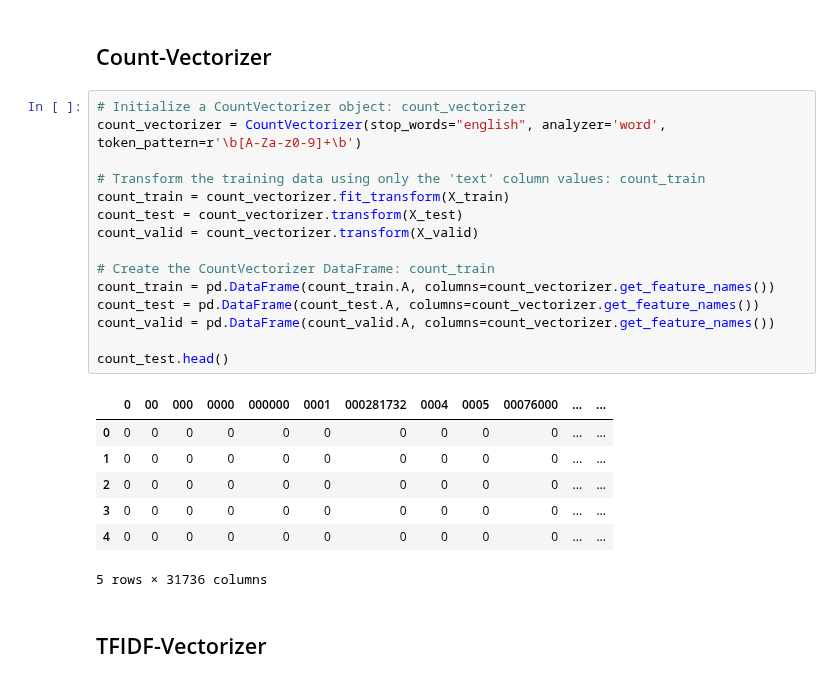
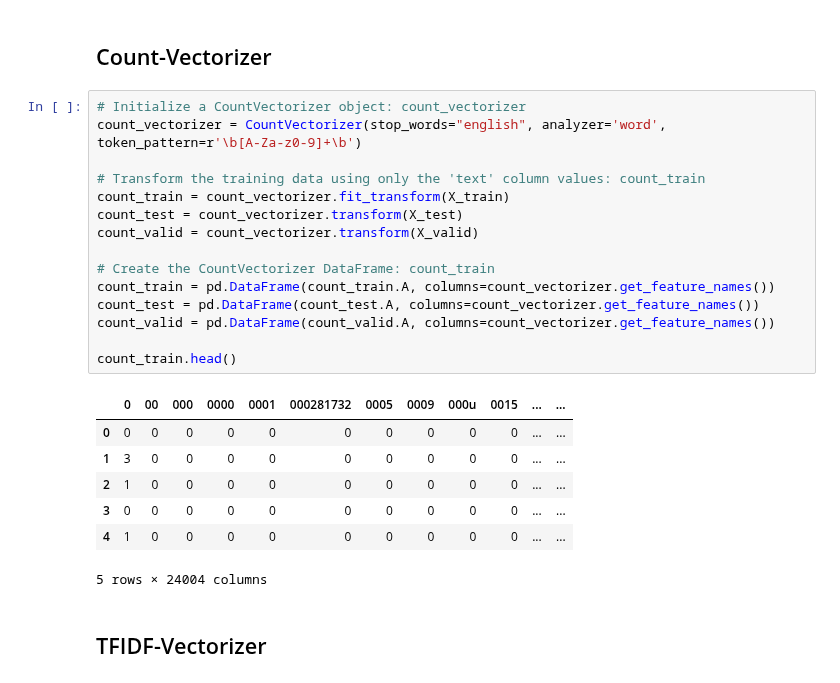
Before and after one commit to anaconda121/NeuraHealth, a Jupyter notebook: Modeling/Logistic-Regression-TFIDF.ipynb, the cells around one changed output. Cells and saved outputs as stored; diff of their text form.

```diff
--- a/Modeling/Logistic-Regression-TFIDF.ipynb
+++ b/Modeling/Logistic-Regression-TFIDF.ipynb
@@ -231,26 +301,26 @@ summary_stats.to_csv(r"C:\Users\MIND_DS\Dropbox (Partners HealthCare)\NLP\Tanish
 # %%
 # Initialize a CountVectorizer object: count_vectorizer
 count_vectorizer = CountVectorizer(stop_words="english", analyzer='word', token_pattern=r'\b[A-Za-z0-9]+\b')
 
 # Transform the training data using only the 'text' column values: count_train
 count_train = count_vectorizer.fit_transform(X_train)
 count_test = count_vectorizer.transform(X_test)
 count_valid = count_vectorizer.transform(X_valid)
 
 # Create the CountVectorizer DataFrame: count_train
 count_train = pd.DataFrame(count_train.A, columns=count_vectorizer.get_feature_names())
 count_test = pd.DataFrame(count_test.A, columns=count_vectorizer.get_feature_names())
 count_valid = pd.DataFrame(count_valid.A, columns=count_vectorizer.get_feature_names())
 
-count_test.head()
+count_train.head()
 # %% [output]
-|  | 0 | 00 | 000 | 0000 | 000000 | 0001 | 000281732 | 0004 | 0005 | 00076000 | ... | ... |
+|  | 0 | 00 | 000 | 0000 | 0001 | 000281732 | 0005 | 0009 | 000u | 0015 | ... | ... |
 | 0 | 0 | 0 | 0 | 0 | 0 | 0 | 0 | 0 | 0 | 0 | ... | ... |
-| 1 | 0 | 0 | 0 | 0 | 0 | 0 | 0 | 0 | 0 | 0 | ... | ... |
-| 2 | 0 | 0 | 0 | 0 | 0 | 0 | 0 | 0 | 0 | 0 | ... | ... |
+| 1 | 3 | 0 | 0 | 0 | 0 | 0 | 0 | 0 | 0 | 0 | ... | ... |
+| 2 | 1 | 0 | 0 | 0 | 0 | 0 | 0 | 0 | 0 | 0 | ... | ... |
 | 3 | 0 | 0 | 0 | 0 | 0 | 0 | 0 | 0 | 0 | 0 | ... | ... |
-| 4 | 0 | 0 | 0 | 0 | 0 | 0 | 0 | 0 | 0 | 0 | ... | ... |
+| 4 | 1 | 0 | 0 | 0 | 0 | 0 | 0 | 0 | 0 | 0 | ... | ... |
-5 rows × 31736 columns
+5 rows × 24004 columns
 # %% [markdown]
 ## TFIDF-Vectorizer
 # %%
```
Also changed, not shown: parts of 29 cells of this notebook.
